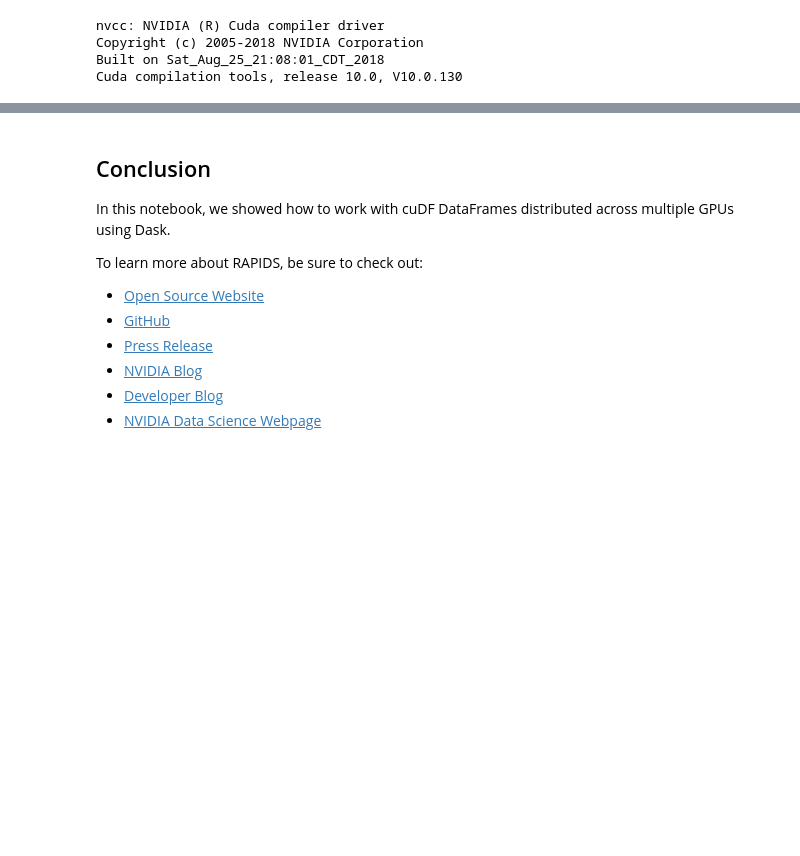
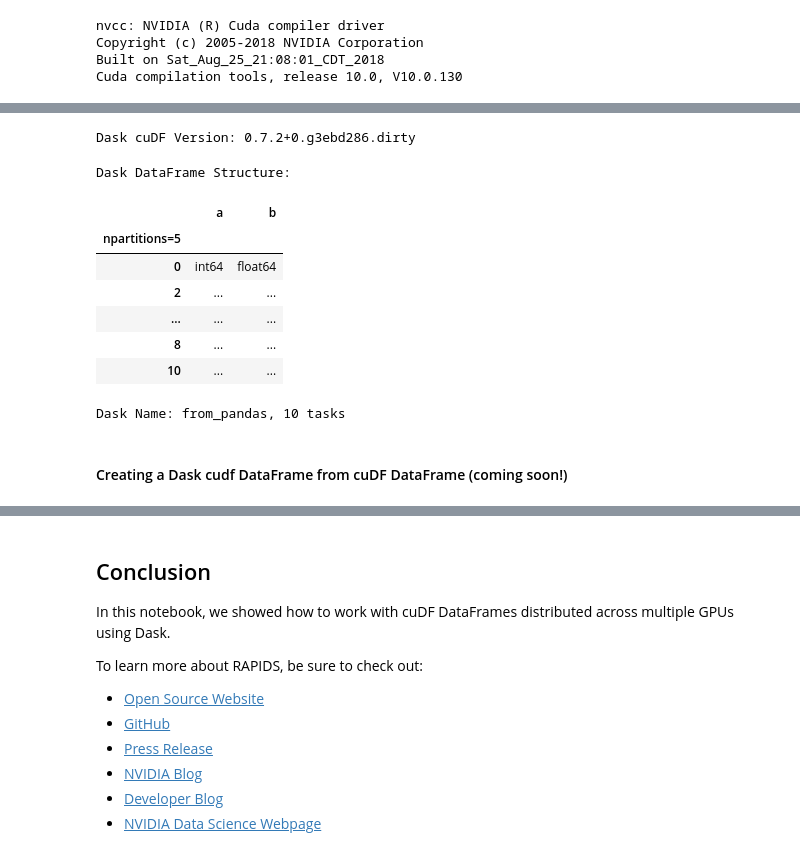
Before and after one commit to rapidsai-community/notebooks-contrib, a Jupyter notebook: beginner/tutorial/05_Introduction_to_Dask_cuDF.ipynb, the cells around one changed output, grey strips where cells are left out. Drawn from its saved outputs; the diff is of its cells as text; code cells hidden in the pictures; blank space fills up the shorter version.

```diff
--- a/beginner/tutorial/05_Introduction_to_Dask_cuDF.ipynb
+++ b/beginner/tutorial/05_Introduction_to_Dask_cuDF.ipynb
@@ -402,0 +99,19 @@ Lorem ipsum dolor sit amet, consectetur adipiscing elit, sed do eiusmod tempor i
+# %%
+import dask_cudf; print('Dask cuDF Version:', dask_cudf.__version__)
+
+
+ddf = dask_cudf.from_dask_dataframe(dask_df)
+ddf
+# %% [output]
+Dask cuDF Version: 0.7.2+0.g3ebd286.dirty
+Dask DataFrame Structure:
+|  | a | b |
+| npartitions=5 |  |  |
+| 0 | int64 | float64 |
+| 2 | ... | ... |
+| ... | ... | ... |
+| 8 | ... | ... |
+| 10 | ... | ... |
+Dask Name: from_pandas, 10 tasks
+# %% [markdown]
+#### Creating a Dask cudf DataFrame from cuDF DataFrame (coming soon!)
```
Also changed, not shown: parts of 142 cells of this notebook, 1 other file.
